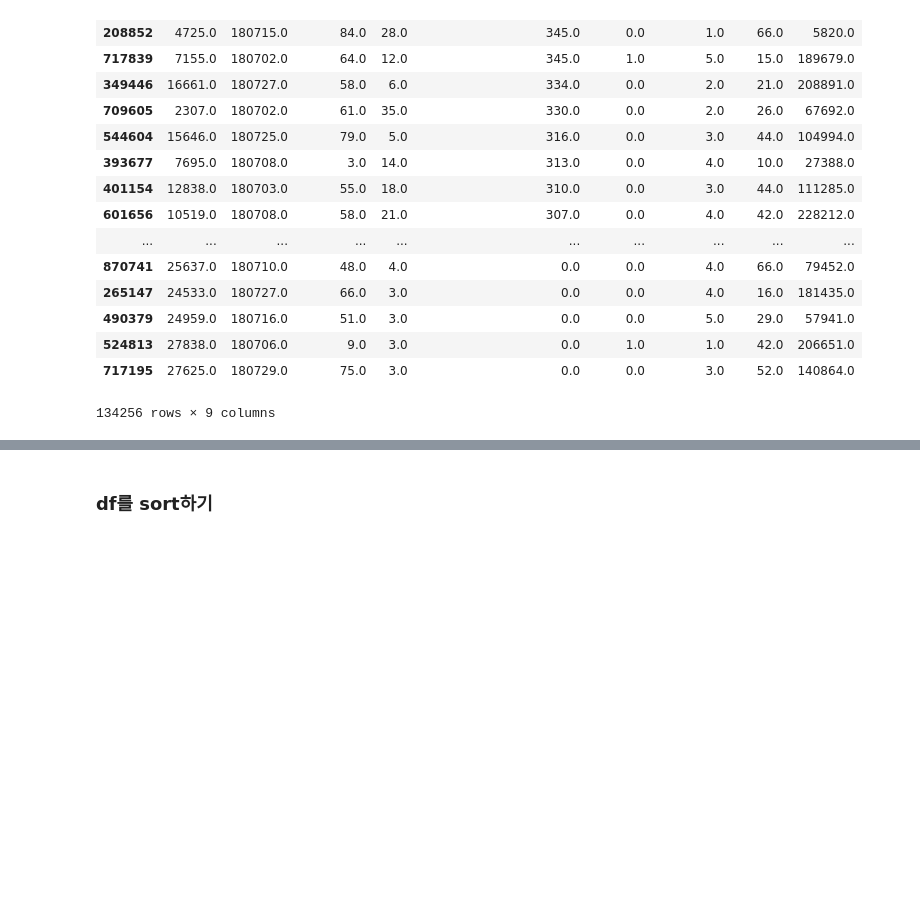
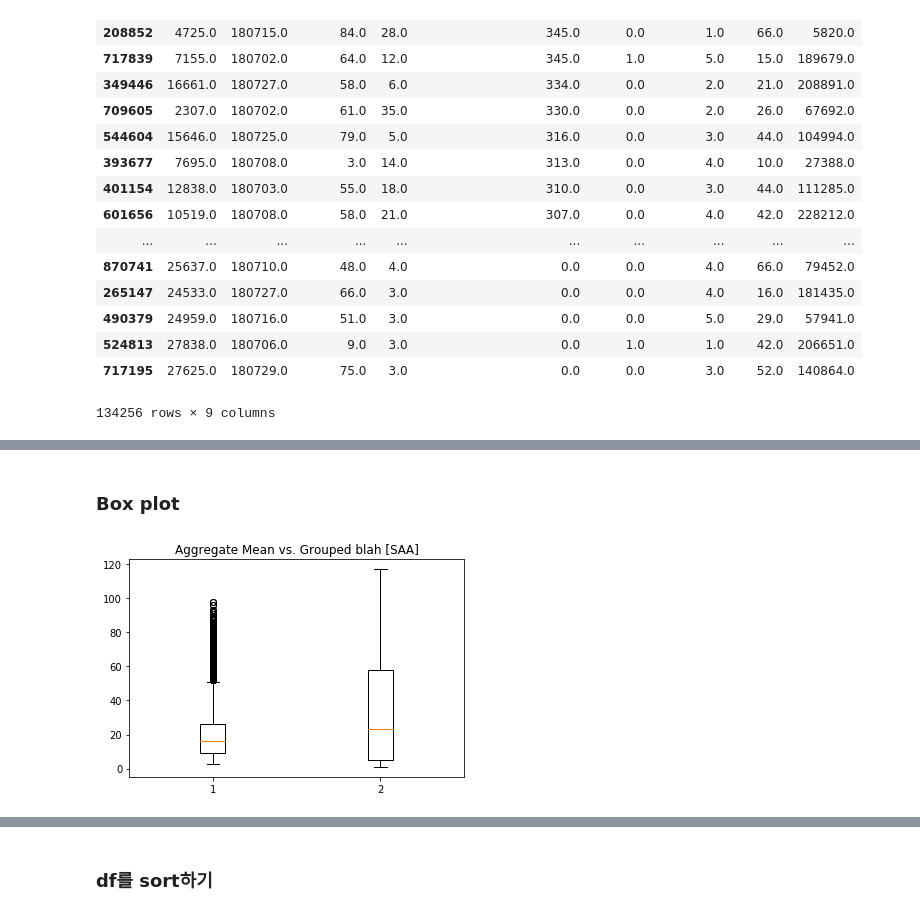
Before and after one commit to mchoimis/-, a Jupyter notebook: test-pandas.ipynb, the cells around one changed output, grey strips where cells are left out. Drawn from its saved outputs; the diff is of its cells as text; code cells hidden in the pictures; blank space fills up the shorter version.

```diff
--- a/test-pandas.ipynb
+++ b/test-pandas.ipynb
@@ -242,0 +311,10 @@ Name: MCT_ADM_GDS_APB_CD, dtype: int64
+# %% [markdown]
+### Box plot
+# %%
+data = [df['SAA'], grouped]
+fig1, ax1 = plt.subplots()
+ax1.set_title('Aggregate Mean vs. Grouped blah [SAA]')
+ax1.boxplot(data)
+plt.show()
+# %% [output]
+[figure, added]
```
Also changed, not shown: parts of 51 cells of this notebook.
